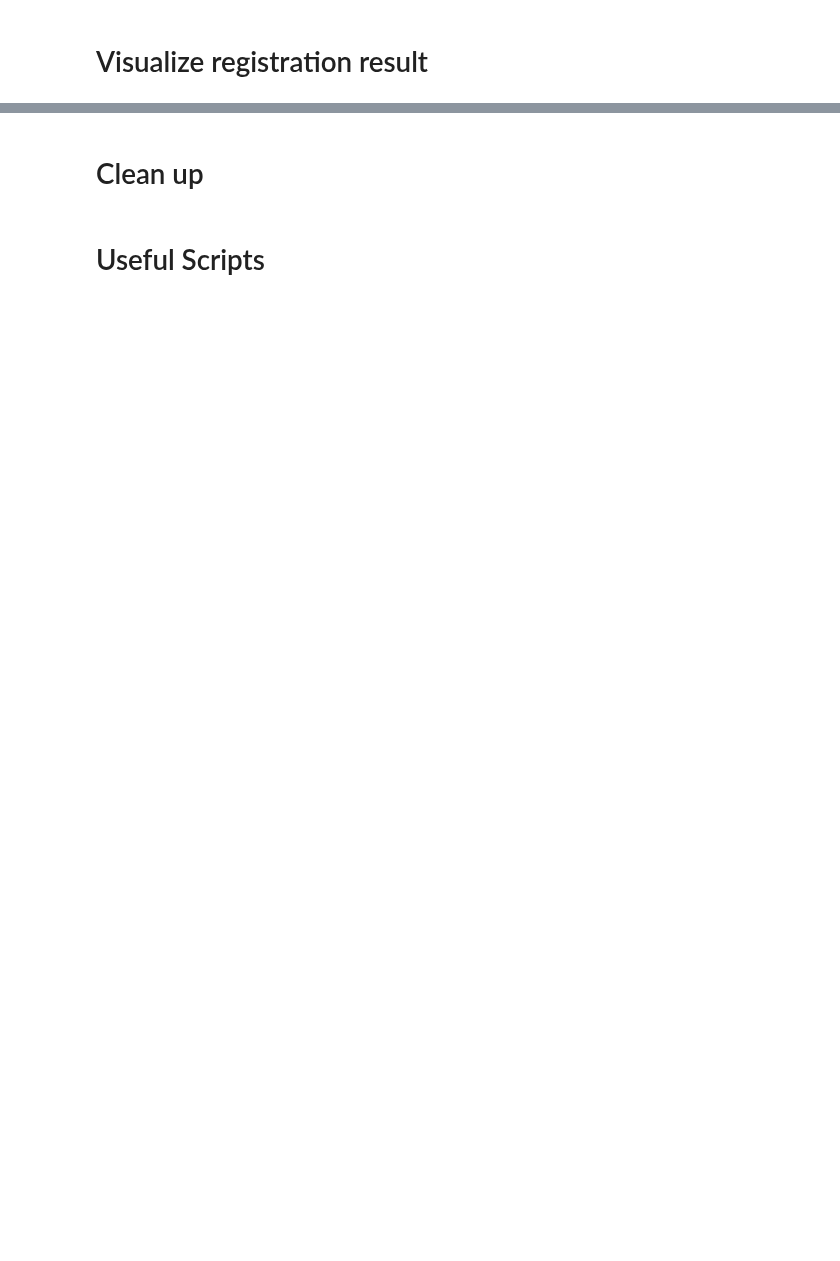
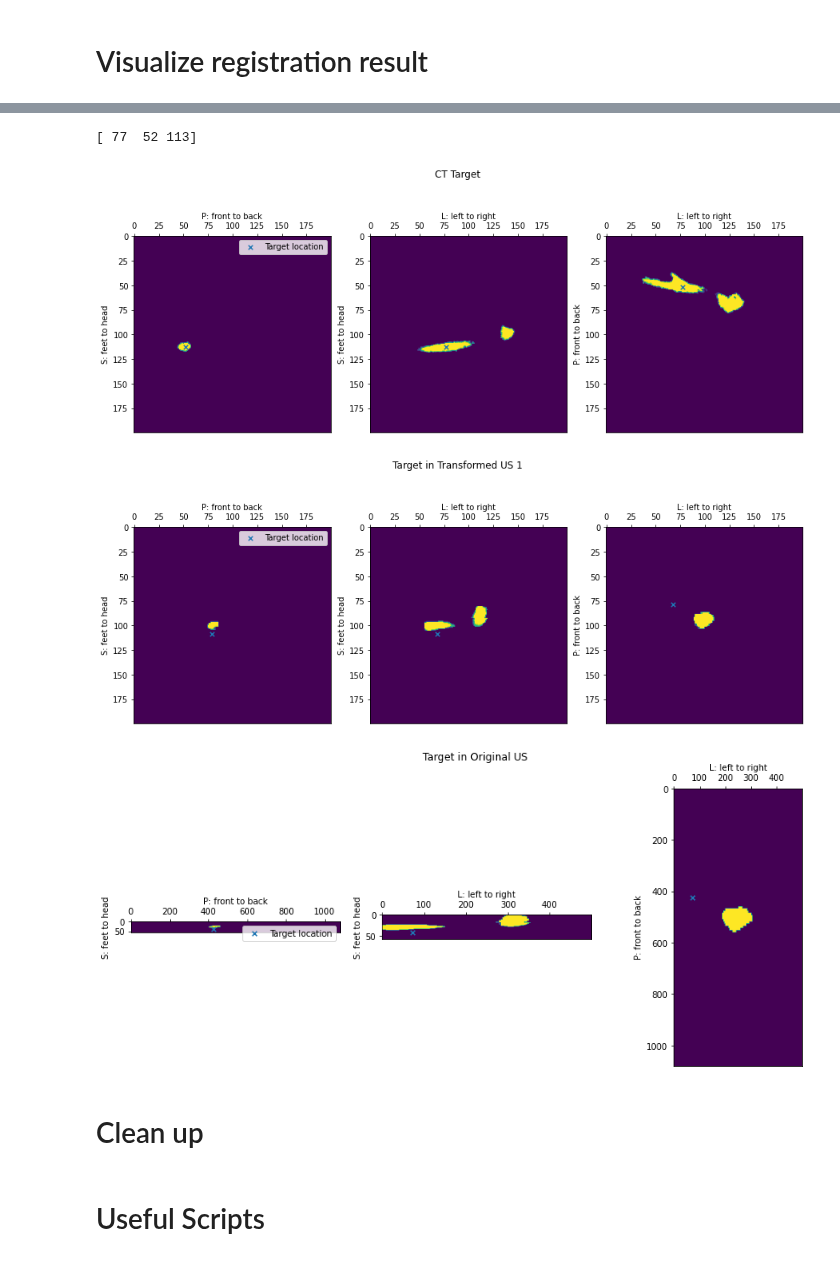
Before and after one commit to CoNG-harvard/robotic-ultrasound, a Jupyter notebook: notebooks/UltrasoundNavigation/Find Bunny.ipynb, the cells around one changed output, grey strips where cells are left out. Drawn from its saved outputs; the diff is of its cells as text; code cells hidden in the pictures; blank space fills up the shorter version.

```diff
--- a/notebooks/UltrasoundNavigation/Find Bunny.ipynb
+++ b/notebooks/UltrasoundNavigation/Find Bunny.ipynb
@@ -591,3 +610,36 @@ plt.show()
+# %%
+
+target_loc = centroid3(img_ct_final)+ np.array([-40,-10,6])
+# target_loc = np.array(centroid3(img_ct_final))
+target_pixel = loc2pixel(target_loc,fixed_image.GetSpacing())
+print(target_pixel)
+plt.figure(figsize=(15,6))
+plot_img_at(img_ct_final,target_pixel)
+plt.suptitle("CT Target")
+plt.show()
+
+inv = rigid_transform.GetInverse()
+us_loc_1 = inv.TransformPoint(target_loc.astype(float))
+us_loc_1 += np.array([diff_x,diff_y,diff_z])
+us_pixel_1 = loc2pixel(us_loc_1,moving_image.GetSpacing())
+
+plt.figure(figsize=(15,6))
+plot_img_at(us_img_1,us_pixel_1)
+plt.suptitle("Target in Transformed US 1")
+plt.show()
+
+
+us_loc_0 = pixel2loc(us_pixel_1 - np.array(us_img_1.shape)/2,moving_image.GetSpacing())
+us_pixel_0 = loc2pixel(us_loc_0,us_res)+np.array(us_img_0.shape)//2
+plt.figure(figsize=(15,6))
+plot_img_at(us_img_0,us_pixel_0)
+plt.suptitle("Target in Original US")
+plt.show()
+# %% [output]
+[ 77  52 113]
+[figure, added]
+[figure, added]
+[figure, added]
 # %%
 pipeline.stop()
 # %%
```
Also changed, not shown: parts of 11 cells of this notebook, 1 other file.
